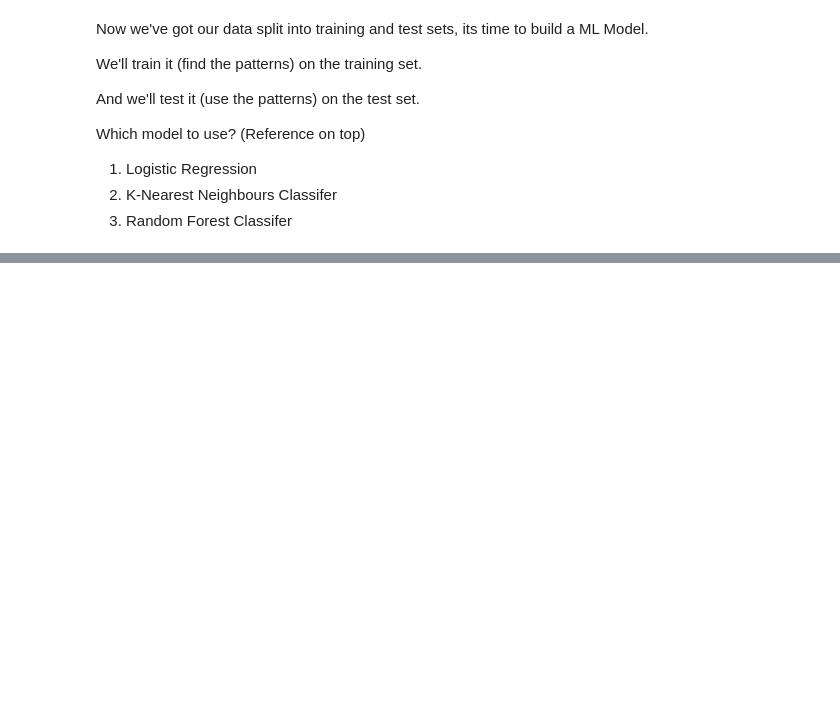
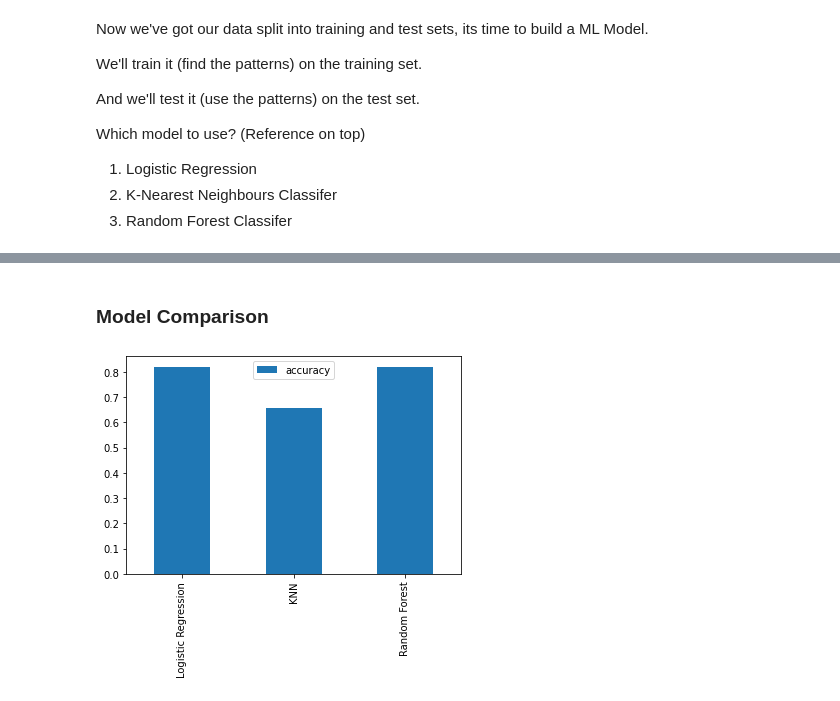
Before and after one commit to allanleung/ML-Projects, a Jupyter notebook: heart-disease-project/end-to-end-heart-disease-kaggle.ipynb, the cells around one changed output, grey strips where cells are left out. Saved outputs shown, nothing was run; the diff lists cells and outputs as text; code cells hidden in the pictures; blank space fills up the shorter version.

```diff
--- a/heart-disease-project/end-to-end-heart-disease-kaggle.ipynb
+++ b/heart-disease-project/end-to-end-heart-disease-kaggle.ipynb
@@ -353,3 +353,42 @@ Which model to use? (Reference on top)
 1. Logistic Regression
 2. K-Nearest Neighbours Classifer
 3. Random Forest Classifer
+# %%
+# Put models in a dictionary
+
+models = {"Logistic Regression": LogisticRegression(),
+         "KNN": KNeighborsClassifier(),
+         "Random Forest": RandomForestClassifier()}
+
+# Create a function to fit and score model
+
+def fit_and_score(models, X_train, X_test, y_train, y_test):
+    """
+    Fits and evaluates given machine learning model
+    models: a dictionary of different scikit-learn machine learning models
+    X_train: training data (no labels)
+    X_test: test data (no labels)
+    y_train: training labels
+    y_test: test labels
+
+    """
+
+    # Set random seed so its re-produceable
+    np.random.seed(99)
+    # Make a dictionary to keep model score
+    model_scores = {}
+    # Loop through the models
+    for name, model in models.items():
+        # Fit the model to the data
+        model.fit(X_train, y_train)
+        # Evaulate the model and append its score to model_scores
+        model_scores[name] = model.score(X_test, y_test)
+    return model_scores
+# %%
+model_scores = fit_and_score(models=models,
+                           X_train=X_train,
+                           X_test=X_test,
+                           y_train=y_train,
+                           y_test=y_test)
+
+model_scores
@@ -355,0 +406,7 @@ Which model to use? (Reference on top)
+# %% [markdown]
+### Model Comparison
+# %%
+model_compare = pd.DataFrame(model_scores, index=["accuracy"])
+model_compare.T.plot.bar();
+# %% [output]
+[figure, added]
```
Also changed, not shown: parts of 7 cells of this notebook.
